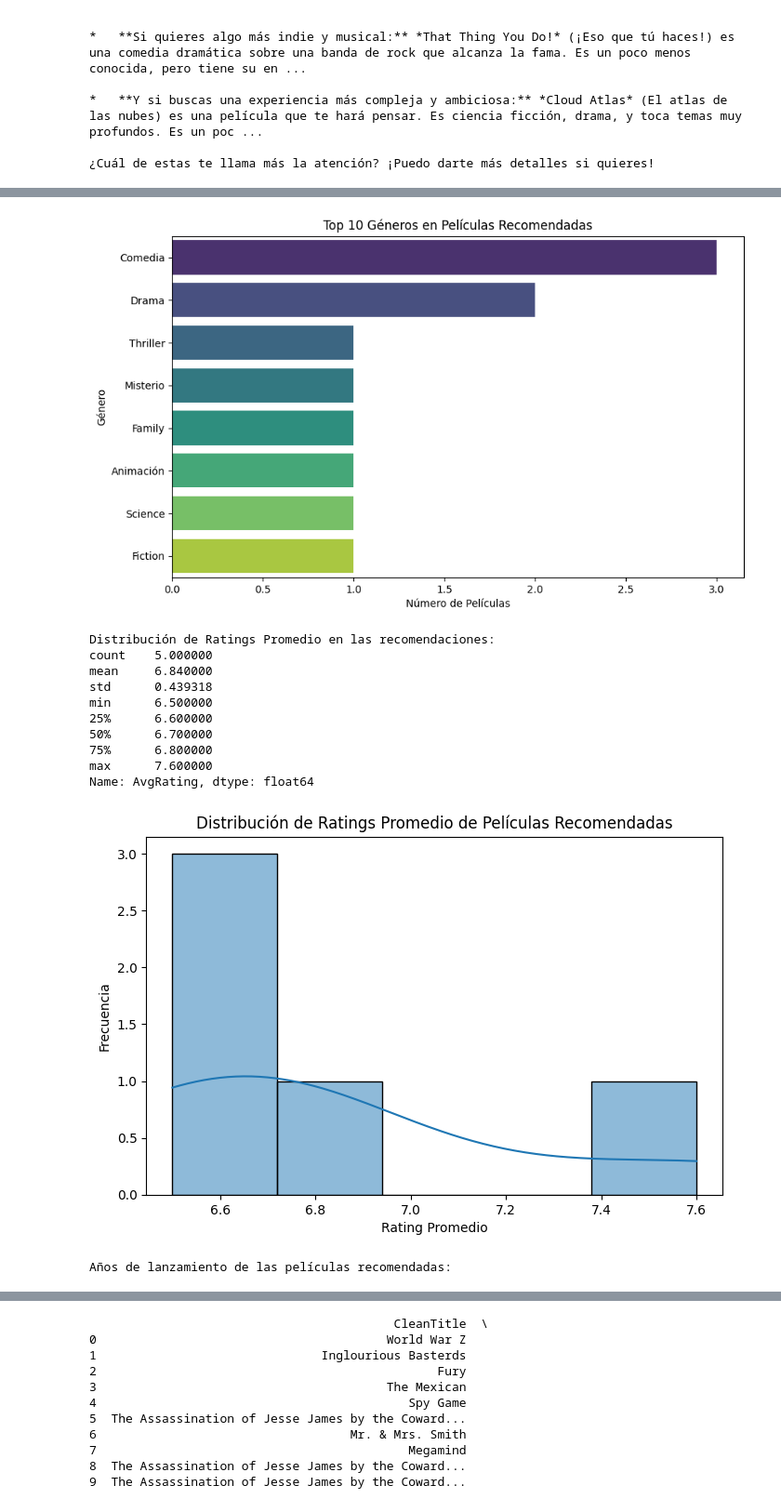
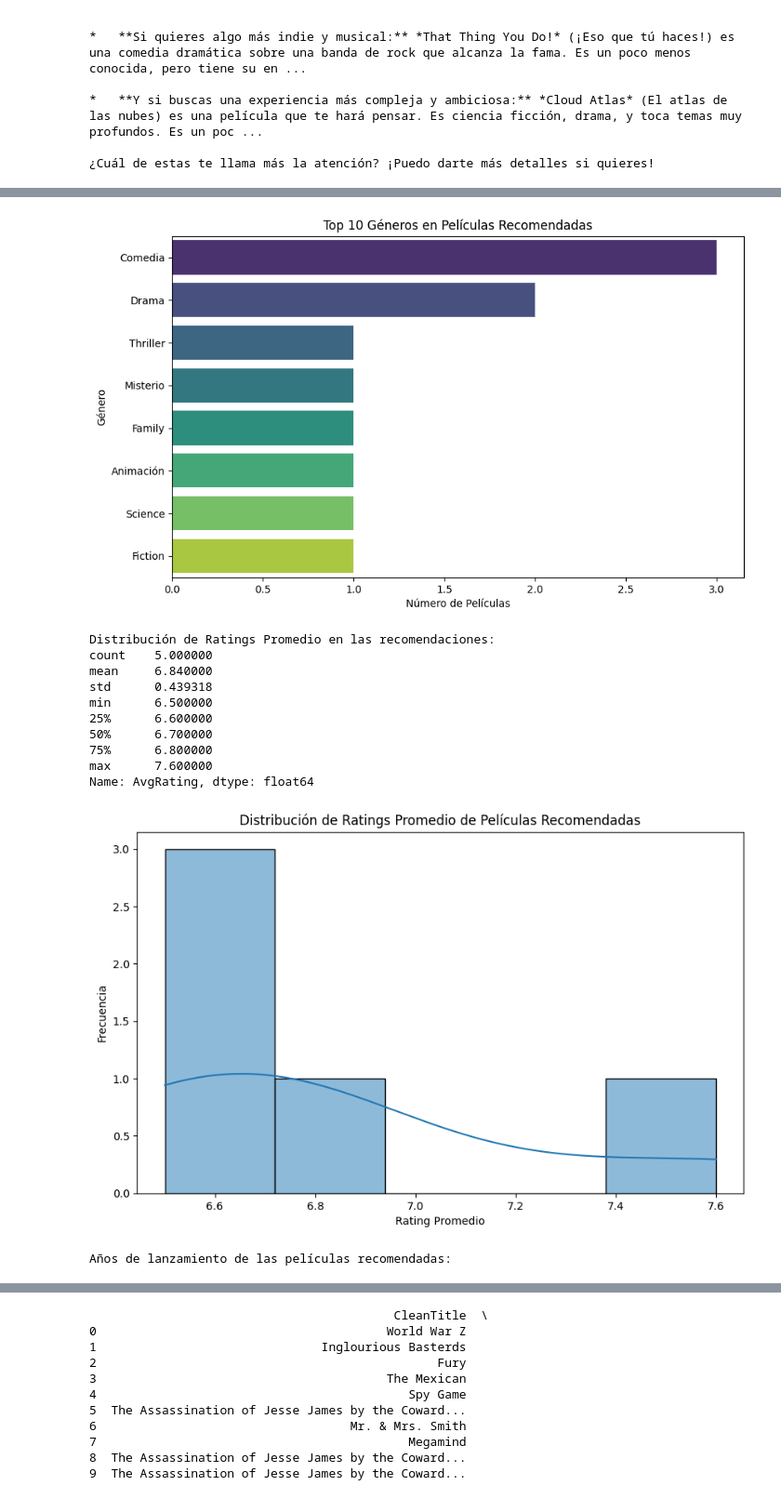
Before and after one commit to GabScarafia/TpCienciaDeDatos, a Jupyter notebook: prueba3.ipynb, the cells around one changed output, grey strips where cells are left out. Shown: that part at 93% size. Drawn from its saved outputs; the diff is of its cells as text; code cells hidden in the pictures.

```diff
--- a/prueba3.ipynb
+++ b/prueba3.ipynb
@@ -424,7 +423,7 @@ plt.show()
 print("\nDistribución de Ratings Promedio en las recomendaciones:")
 print(recommendations['AvgRating'].describe())
 
-plt.figure(figsize=(8, 5))
+plt.figure(figsize=(10, 6))
 sns.histplot(recommendations['AvgRating'], bins=5, kde=True)
 plt.title('Distribución de Ratings Promedio de Películas Recomendadas')
 plt.xlabel('Rating Promedio')
@@ -435,7 +434,7 @@ plt.show()
 print("\nAños de lanzamiento de las películas recomendadas:")
 # Convertir 'año desconocido' a NaN para la graficación numérica, luego manejarlo por separado si es necesario
 years_for_plot = recommendations['Year'].apply(lambda x: np.nan if x == 'año desconocido' else int(x))
-plt.figure(figsize=(8, 5))
+plt.figure(figsize=(10, 6))
 sns.histplot(years_for_plot.dropna(), bins=5, kde=False)
 plt.title('Distribución de Años de Películas Recomendadas')
 plt.xlabel('Año de Lanzamiento')
@@ -443,32 +442,32 @@ plt.ylabel('Frecuencia')
 plt.show()
 if 'año desconocido' in recommendations['Year'].values:
     print(f"Hay {sum(recommendations['Year'] == 'año desconocido')} película(s) con año desconocido en las recomendaciones.")
 # %% [output]
 --- Análisis de las características de las películas recomendadas ---
 
 Géneros más comunes en las recomendaciones:
 Comedia      3
 Drama        2
 Thriller     1
 Misterio     1
 Family       1
 Animación    1
 Science      1
 Fiction      1
 Name: count, dtype: int64
 Passing `palette` without assigning `hue` is deprecated and will be removed in v0.14.0. Assign the `y` variable to `hue` and set `legend=False` for the same effect.
 
   sns.barplot(x=genre_counts.values, y=genre_counts.index, palette="viridis")
 [figure]
 Distribución de Ratings Promedio en las recomendaciones:
 count    5.000000
 mean     6.840000
 std      0.439318
 min      6.500000
 25%      6.600000
 50%      6.700000
 75%      6.800000
 max      7.600000
 Name: AvgRating, dtype: float64
-[figure, old version]
+[figure, new version]
 Años de lanzamiento de las películas recomendadas:
```
Also changed, not shown: parts of 2 cells of this notebook.
